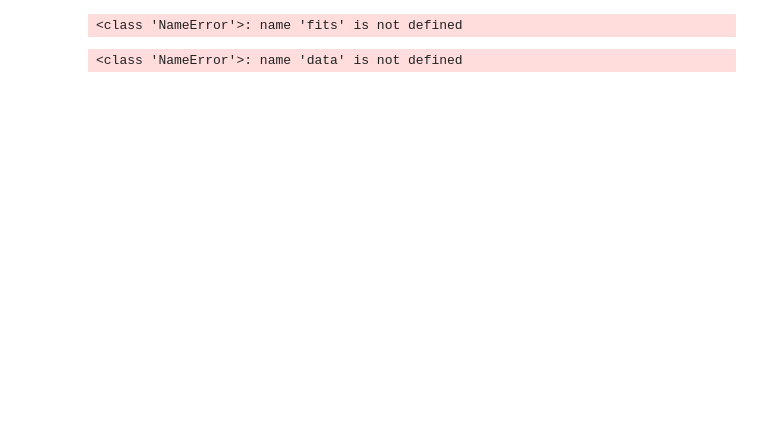
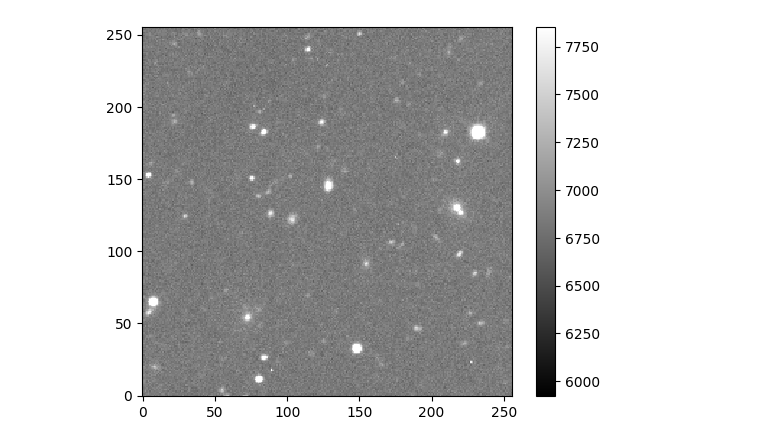
Before and after one commit to DarwinMelchiorre/Final-project, a Jupyter notebook: notebooks_Tutorial_final.ipynb, the cells around one changed output. Drawn from its saved outputs; the diff is of its cells as text; code cells hidden in the pictures; blank space fills up the shorter version.

```diff
--- a/notebooks_Tutorial_final.ipynb
+++ b/notebooks_Tutorial_final.ipynb
@@ -8,10 +6,13 @@ from astropy import fits
-# %%
-data = fits.open('image.fit')
-# %% [output]
-<class 'NameError'>: name 'fits' is not defined
+# %%
+#imports data and chagnes it to a fomate that can be worked with
+image1 = "image.fits"
+image_hdu = fits.open(image1)
+data_1 = image_hdu[0].data
 # %%
-m, s = np.mean(data), np.std(data)
-plt.imshow(data, interpolation='nearest', cmap='gray', vmin=m-s, vmax=m+s, origin='lower')
+#calculating the mean and STD of the data and then graphing it
+m, s = np.mean(data_1), np.std(data_1)
+plt.imshow(data_1, interpolation='nearest', cmap='gray', vmin=m-s, vmax=m+s, origin='lower')
 plt.colorbar();
+plt.savefig('gray_map.png',dpi=600)
 # %% [output]
-<class 'NameError'>: name 'data' is not defined
+[figure, added]
```
Also changed, not shown: parts of 14 cells of this notebook.
